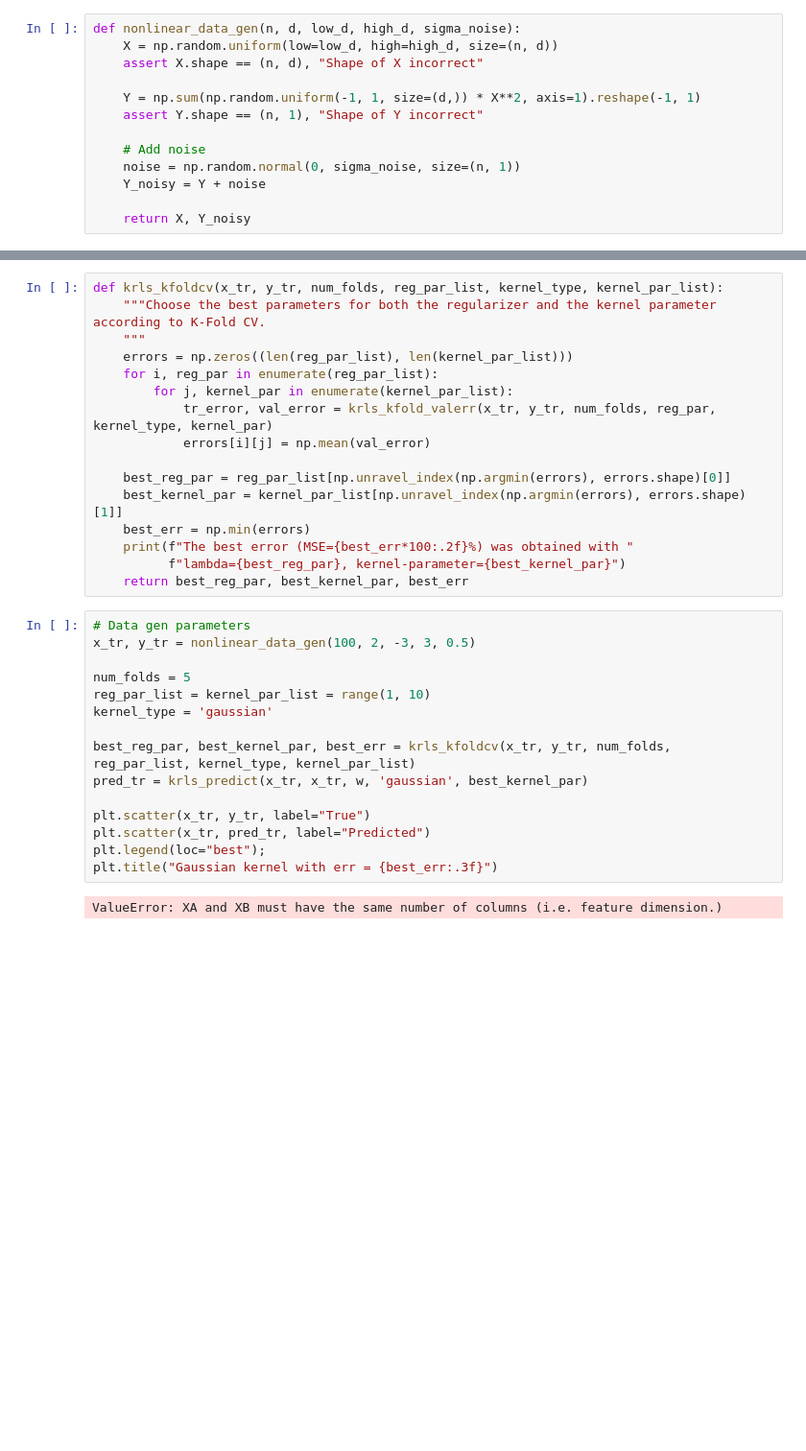
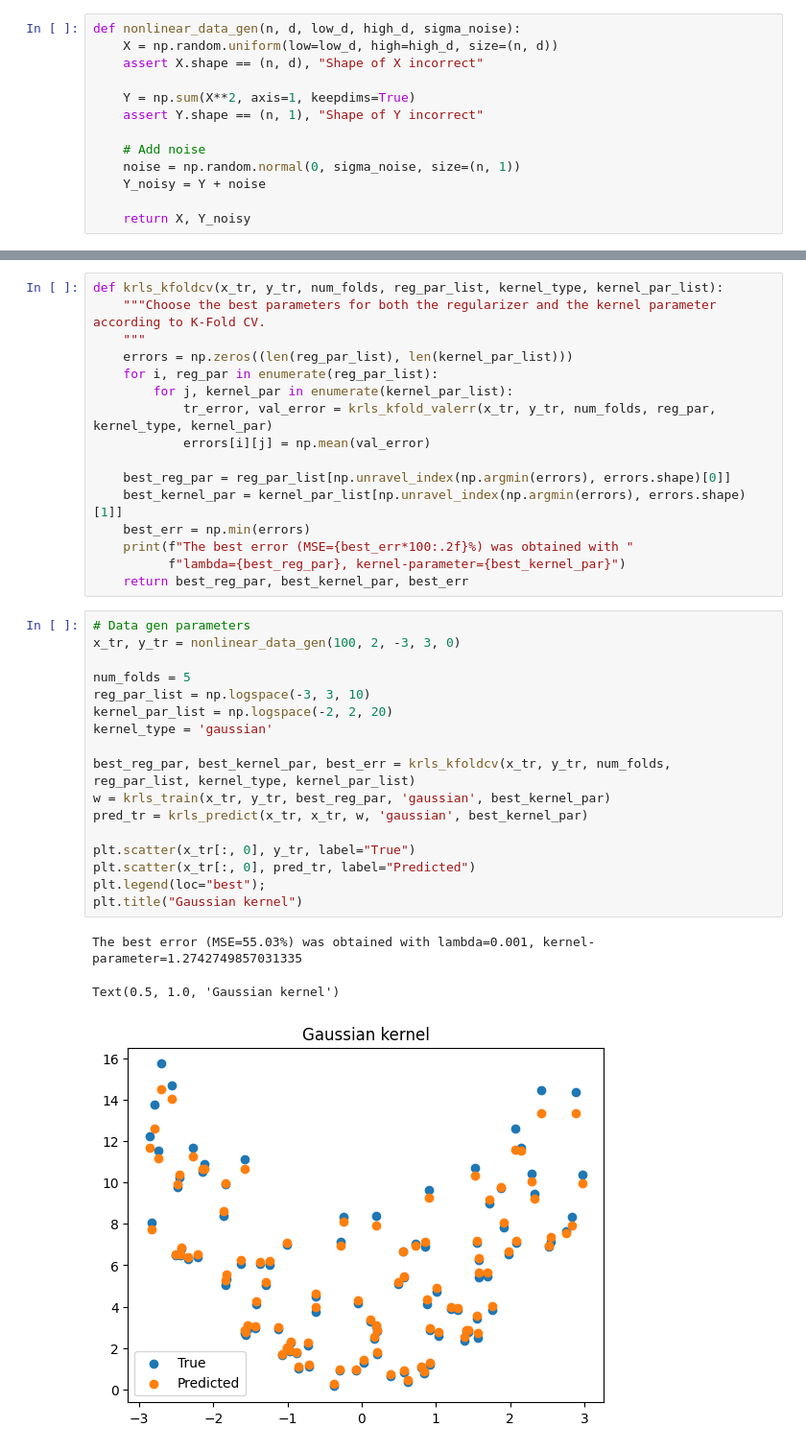
Before and after one commit to girofex/Machine-Learning-Algorithms, a Jupyter notebook: Lab5-KRLS.ipynb, the cells around one changed output, grey strips where cells are left out. Shown at 96% size. Drawn from its saved outputs; the diff is of its cells as text; blank space fills up the shorter version.

```diff
--- a/Lab5-KRLS.ipynb
+++ b/Lab5-KRLS.ipynb
@@ -280,7 +283,7 @@ def nonlinear_data_gen(n, d, low_d, high_d, sigma_noise):
     X = np.random.uniform(low=low_d, high=high_d, size=(n, d))
     assert X.shape == (n, d), "Shape of X incorrect"
 
-    Y = np.sum(np.random.uniform(-1, 1, size=(d,)) * X**2, axis=1).reshape(-1, 1)
+    Y = np.sum(X**2, axis=1, keepdims=True)
     assert Y.shape == (n, 1), "Shape of Y incorrect"
 
     # Add noise
@@ -352,18 +355,22 @@ def krls_kfoldcv(x_tr, y_tr, num_folds, reg_par_list, kernel_type, kernel_par_li
     return best_reg_par, best_kernel_par, best_err
 # %%
 # Data gen parameters
-x_tr, y_tr = nonlinear_data_gen(100, 2, -3, 3, 0.5)
+x_tr, y_tr = nonlinear_data_gen(100, 2, -3, 3, 0)
 
 num_folds = 5
-reg_par_list = kernel_par_list = range(1, 10)
+reg_par_list = np.logspace(-3, 3, 10)
+kernel_par_list = np.logspace(-2, 2, 20)
 kernel_type = 'gaussian'
 
 best_reg_par, best_kernel_par, best_err = krls_kfoldcv(x_tr, y_tr, num_folds, reg_par_list, kernel_type, kernel_par_list)
+w = krls_train(x_tr, y_tr, best_reg_par, 'gaussian', best_kernel_par)
 pred_tr = krls_predict(x_tr, x_tr, w, 'gaussian', best_kernel_par)
 
-plt.scatter(x_tr, y_tr, label="True")
-plt.scatter(x_tr, pred_tr, label="Predicted")
+plt.scatter(x_tr[:, 0], y_tr, label="True")
+plt.scatter(x_tr[:, 0], pred_tr, label="Predicted")
 plt.legend(loc="best");
-plt.title("Gaussian kernel with err = {best_err:.3f}")
+plt.title("Gaussian kernel")
 # %% [output]
-ValueError: XA and XB must have the same number of columns (i.e. feature dimension.)
+The best error (MSE=55.03%) was obtained with lambda=0.001, kernel-parameter=1.2742749857031335
+Text(0.5, 1.0, 'Gaussian kernel')
+[figure, added]
```
Also changed, not shown: parts of 6 cells of this notebook.
